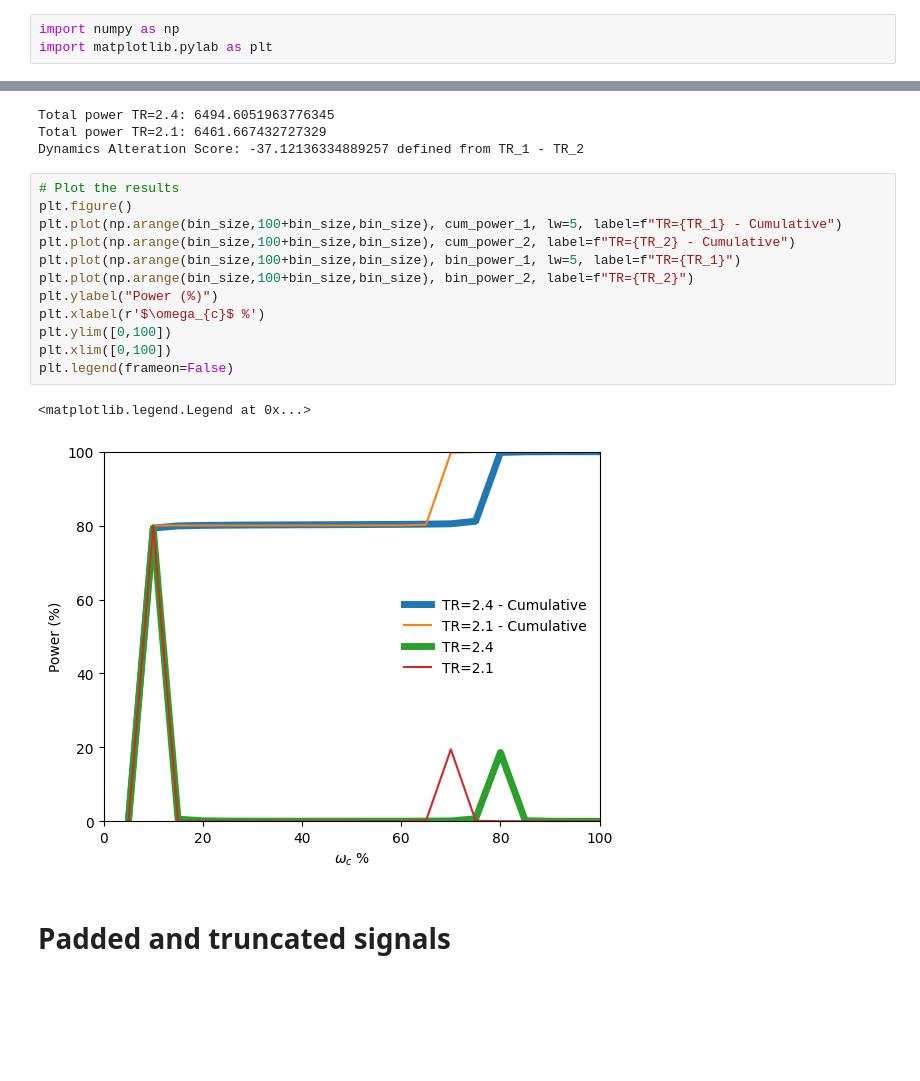
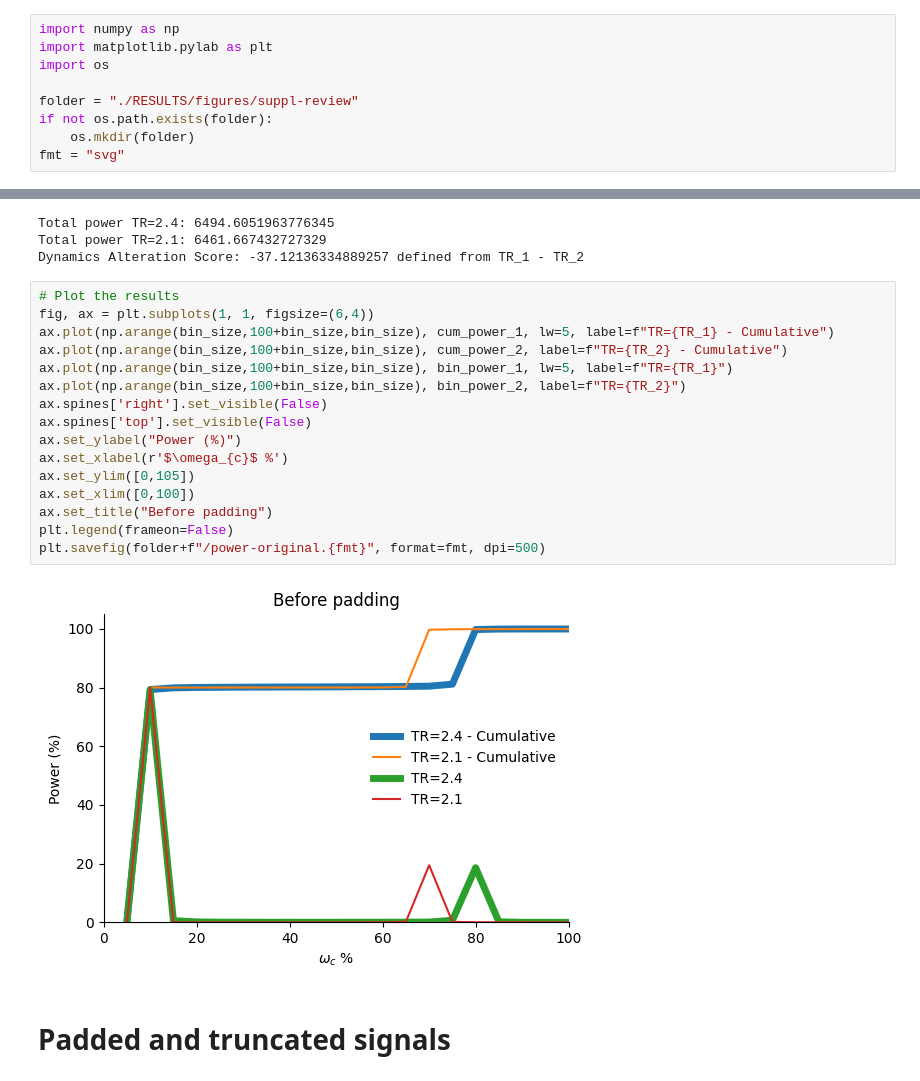
Before and after one commit to JoanSano/Structural-Functional-Rearrangement, a Jupyter notebook: Stats-Structural-Functional/TR_effects_on_FFTs.ipynb, the cells around one changed output, grey strips where cells are left out. Drawn from its saved outputs; the diff is of its cells as text; blank space fills up the shorter version.

```diff
--- a/Stats-Structural-Functional/TR_effects_on_FFTs.ipynb
+++ b/Stats-Structural-Functional/TR_effects_on_FFTs.ipynb
@@ -1,6 +1,12 @@
 # %%
 import numpy as np
 import matplotlib.pylab as plt
+import os
+
+folder = "./RESULTS/figures/suppl-review"
+if not os.path.exists(folder):
+    os.mkdir(folder)
+fmt = "svg"
 # %%
 def FFT_sampling_points (delta_t, length=180, bin1=2.4, bin2=2.1, eps=0.0001):
     """
@@ -106,19 +155,22 @@ Total power TR=2.1: 6461.667432727329
 Dynamics Alteration Score: -37.12136334889257 defined from TR_1 - TR_2
 # %%
 # Plot the results
-plt.figure()
-plt.plot(np.arange(bin_size,100+bin_size,bin_size), cum_power_1, lw=5, label=f"TR={TR_1} - Cumulative")
-plt.plot(np.arange(bin_size,100+bin_size,bin_size), cum_power_2, label=f"TR={TR_2} - Cumulative")
-plt.plot(np.arange(bin_size,100+bin_size,bin_size), bin_power_1, lw=5, label=f"TR={TR_1}")
-plt.plot(np.arange(bin_size,100+bin_size,bin_size), bin_power_2, label=f"TR={TR_2}")
-plt.ylabel("Power (%)")
-plt.xlabel(r'$\omega_{c}$ %')
-plt.ylim([0,100])
-plt.xlim([0,100])
+fig, ax = plt.subplots(1, 1, figsize=(6,4))
+ax.plot(np.arange(bin_size,100+bin_size,bin_size), cum_power_1, lw=5, label=f"TR={TR_1} - Cumulative")
+ax.plot(np.arange(bin_size,100+bin_size,bin_size), cum_power_2, label=f"TR={TR_2} - Cumulative")
+ax.plot(np.arange(bin_size,100+bin_size,bin_size), bin_power_1, lw=5, label=f"TR={TR_1}")
+ax.plot(np.arange(bin_size,100+bin_size,bin_size), bin_power_2, label=f"TR={TR_2}")
+ax.spines['right'].set_visible(False)
+ax.spines['top'].set_visible(False)
+ax.set_ylabel("Power (%)")
+ax.set_xlabel(r'$\omega_{c}$ %')
+ax.set_ylim([0,105])
+ax.set_xlim([0,100])
+ax.set_title("Before padding")
 plt.legend(frameon=False)
+plt.savefig(folder+f"/power-original.{fmt}", format=fmt, dpi=500)
 # %% [output]
-<matplotlib.legend.Legend at 0x...>
-[figure, old version]
+[figure, new version]
 # %% [markdown]
 # Padded and truncated signals
 # %%
```
Also changed, not shown: parts of 9 cells of this notebook, 1 other file.
